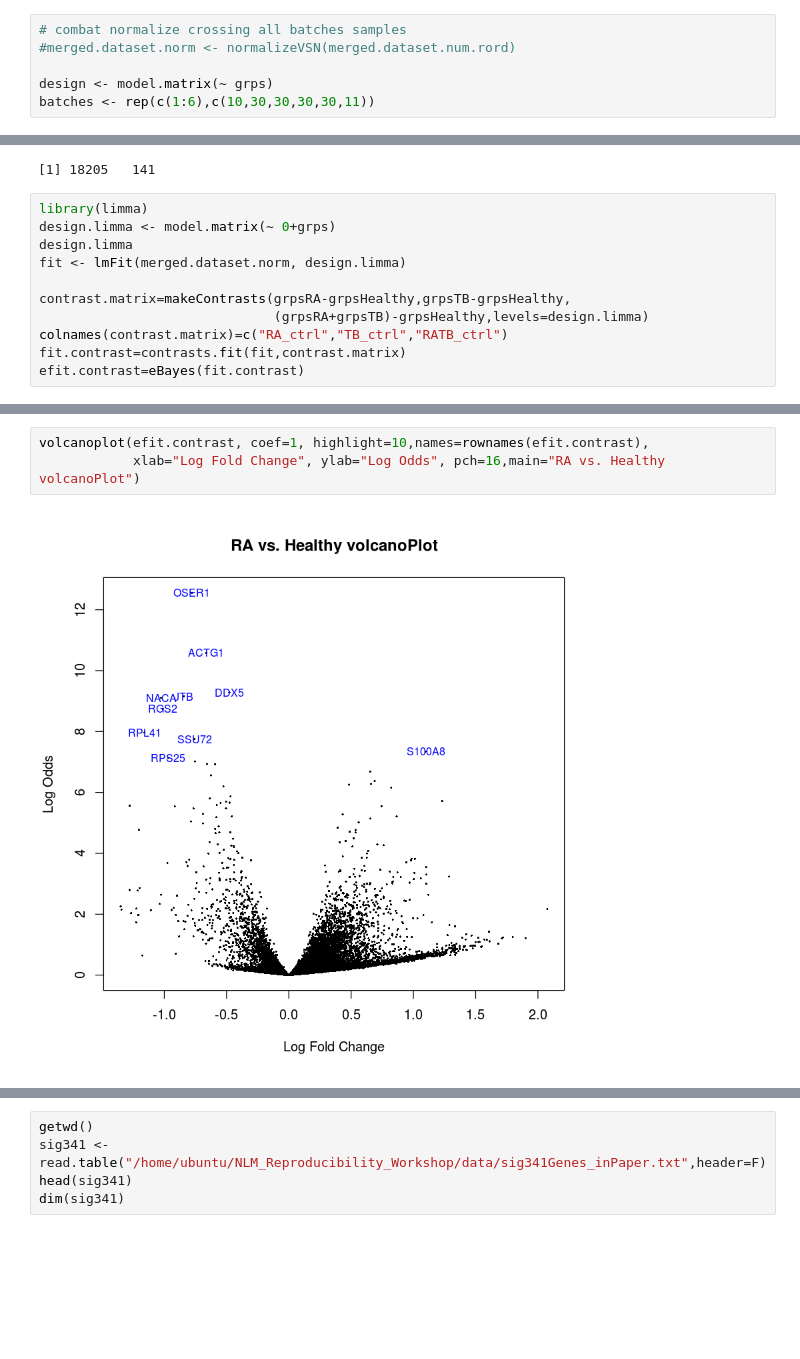
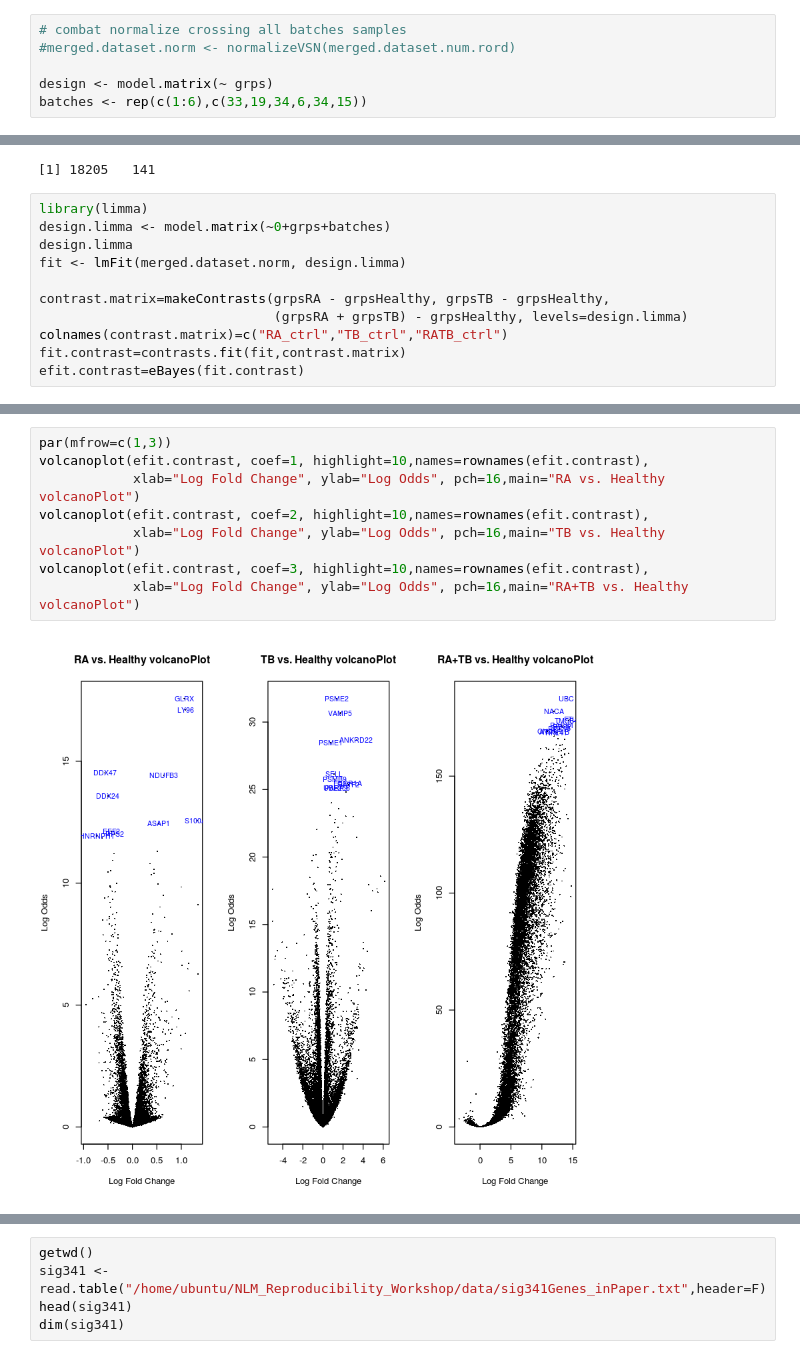
Before and after one commit to NLM-Reproducibility-Project/ReAnalysis-of-gene-pathways-between-TB-and-RA, a Jupyter notebook: scripts/MetaAnalysis.ipynb, the cells around one changed output, grey strips where cells are left out. Saved outputs shown, nothing was run; the diff lists cells and outputs as text; blank space fills up the shorter version.

```diff
--- a/scripts/MetaAnalysis.ipynb
+++ b/scripts/MetaAnalysis.ipynb
@@ -410,7 +399,7 @@ cl <- rep(c("green","red","blue","purple","orange","yellow"),c(10,30,30,30,30,11
 #merged.dataset.norm <- normalizeVSN(merged.dataset.num.rord)
 
 design <- model.matrix(~ grps)
-batches <- rep(c(1:6),c(10,30,30,30,30,11))
+batches <- rep(c(1:6),c(33,19,34,6,34,15))
 # %%
 merged.dataset.norm <- ComBat(merged.dataset.num, batches, mod=design, par.prior=TRUE, prior.plots=FALSE)
 rownames(merged.dataset.norm)=rownames(merged.dataset)[-1]
@@ -474,12 +462,12 @@ A matrix: 6 × 141 of type dbl
 [1] 18205   141
 # %%
 library(limma)
-design.limma <- model.matrix(~ 0+grps)
+design.limma <- model.matrix(~0+grps+batches)
 design.limma
 fit <- lmFit(merged.dataset.norm, design.limma)
 
-contrast.matrix=makeContrasts(grpsRA-grpsHealthy,grpsTB-grpsHealthy,
-                              (grpsRA+grpsTB)-grpsHealthy,levels=design.limma)
+contrast.matrix=makeContrasts(grpsRA - grpsHealthy, grpsTB - grpsHealthy,
+                              (grpsRA + grpsTB) - grpsHealthy, levels=design.limma)
 colnames(contrast.matrix)=c("RA_ctrl","TB_ctrl","RATB_ctrl")
 fit.contrast=contrasts.fit(fit,contrast.matrix)
 efit.contrast=eBayes(fit.contrast)
@@ -512,8 +506,13 @@ for (i in 1:ncol(efit.contrast$p.value)){
 # %%
+par(mfrow=c(1,3))
 volcanoplot(efit.contrast, coef=1, highlight=10,names=rownames(efit.contrast),
             xlab="Log Fold Change", ylab="Log Odds", pch=16,main="RA vs. Healthy volcanoPlot")
+volcanoplot(efit.contrast, coef=2, highlight=10,names=rownames(efit.contrast),
+            xlab="Log Fold Change", ylab="Log Odds", pch=16,main="TB vs. Healthy volcanoPlot")
+volcanoplot(efit.contrast, coef=3, highlight=10,names=rownames(efit.contrast),
+            xlab="Log Fold Change", ylab="Log Odds", pch=16,main="RA+TB vs. Healthy volcanoPlot")
 # %% [output]
-[figure, old version]
+[figure, new version]
 # %%
 topTable(efit.contrast,coef=1,adjust.method="BH",n=50,p.value=0.01)
 topTable(efit.contrast,coef=2,adjust.method="BH",n=50,p.value=0.01)
```
Also changed, not shown: parts of 24 cells of this notebook.
